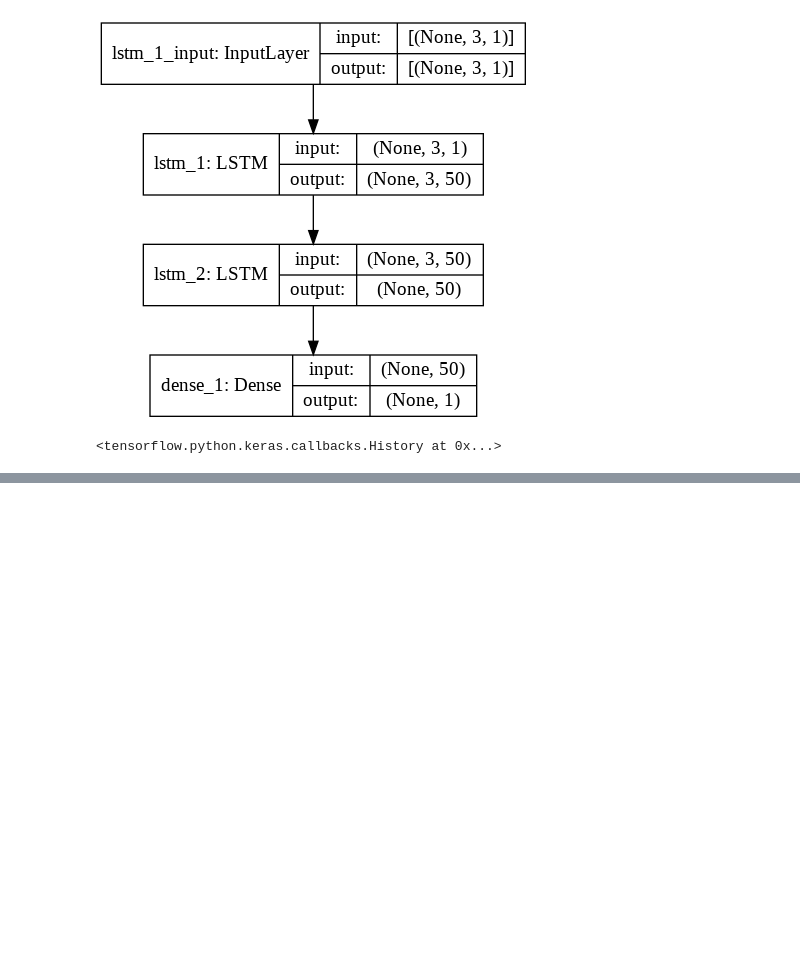
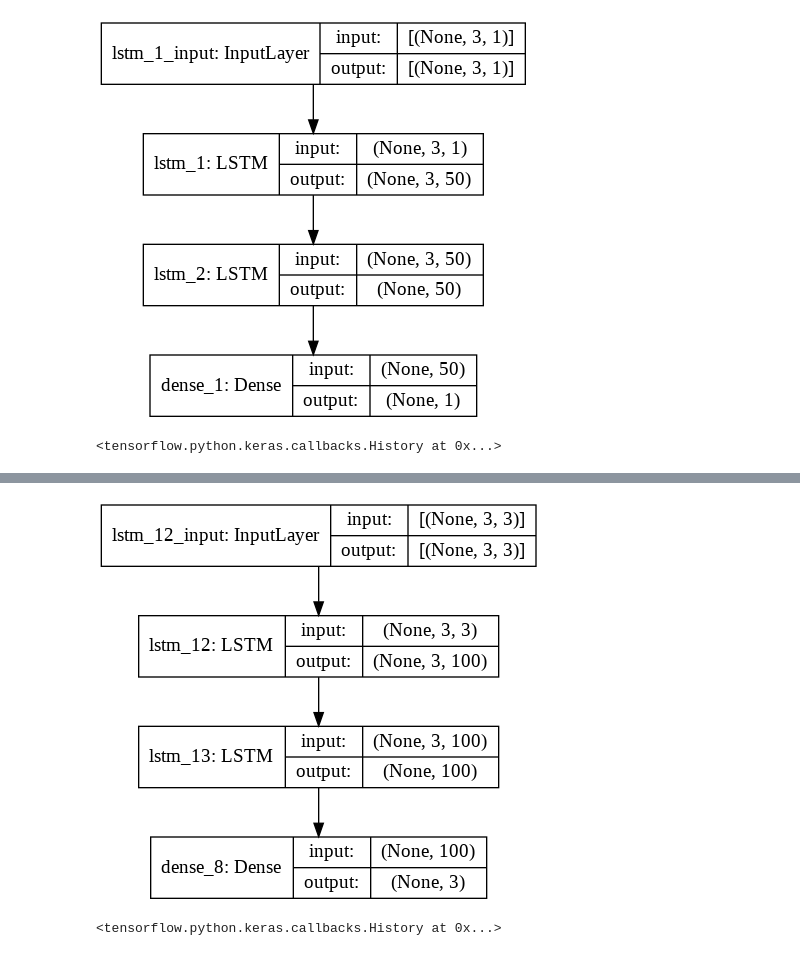
Before and after one commit to mahesh-keswani/ML-DL-FromBasicsToAdvance, a Jupyter notebook: LSTM_Examples.ipynb, the cells around one changed output, grey strips where cells are left out. Saved outputs shown, nothing was run; the diff lists cells and outputs as text; code cells hidden in the pictures; blank space fills up the shorter version.

```diff
--- a/LSTM_Examples.ipynb
+++ b/LSTM_Examples.ipynb
@@ -195,0 +473,13 @@ print(yhat)
+# %%
+# the dataset knows the number of features, e.g. 2
+n_features = X.shape[2]
+
+# define model
+model = Sequential()
+model.add(LSTM(50, activation='relu', input_shape=(n_steps, n_features)))
+model.add(Dense(1))
+
+model.compile(optimizer='adam', loss='mse')
+# %%
+# fit model
+model.fit(X, y, epochs=200, verbose=0)
@@ -195,0 +547,11 @@ print(yhat)
+# %%
+# choose a number of time steps
+n_steps = 3
+
+# convert into input/output
+X, y = split_sequences(dataset, n_steps)
+print(X.shape, y.shape)
+
+# summarize the data
+for i in range(len(X)):
+	print(X[i], y[i], end="\n\n")
@@ -195,0 +591,21 @@ print(yhat)
+# %%
+n_features = X.shape[2]
+
+# define model
+model1 = Sequential()
+model1.add(LSTM(100, activation='relu', return_sequences=True, input_shape=(n_steps, n_features)))
+model1.add(LSTM(100, activation='relu'))
+# using the number of paralle series as number of output units
+model1.add(Dense(n_features))
+
+model1.compile(optimizer='adam', loss='mse')
+# %%
+# plot model architecture
+plot_model(model1, show_shapes=True, to_file='stacked_lstm1.png')
+# %% [output]
+[figure, added]
+# %%
+# fit model
+model1.fit(X, y, epochs=200, verbose=0)
+# %% [output]
+<tensorflow.python.keras.callbacks.History at 0x...>
```
Also changed, not shown: parts of 33 cells of this notebook.
